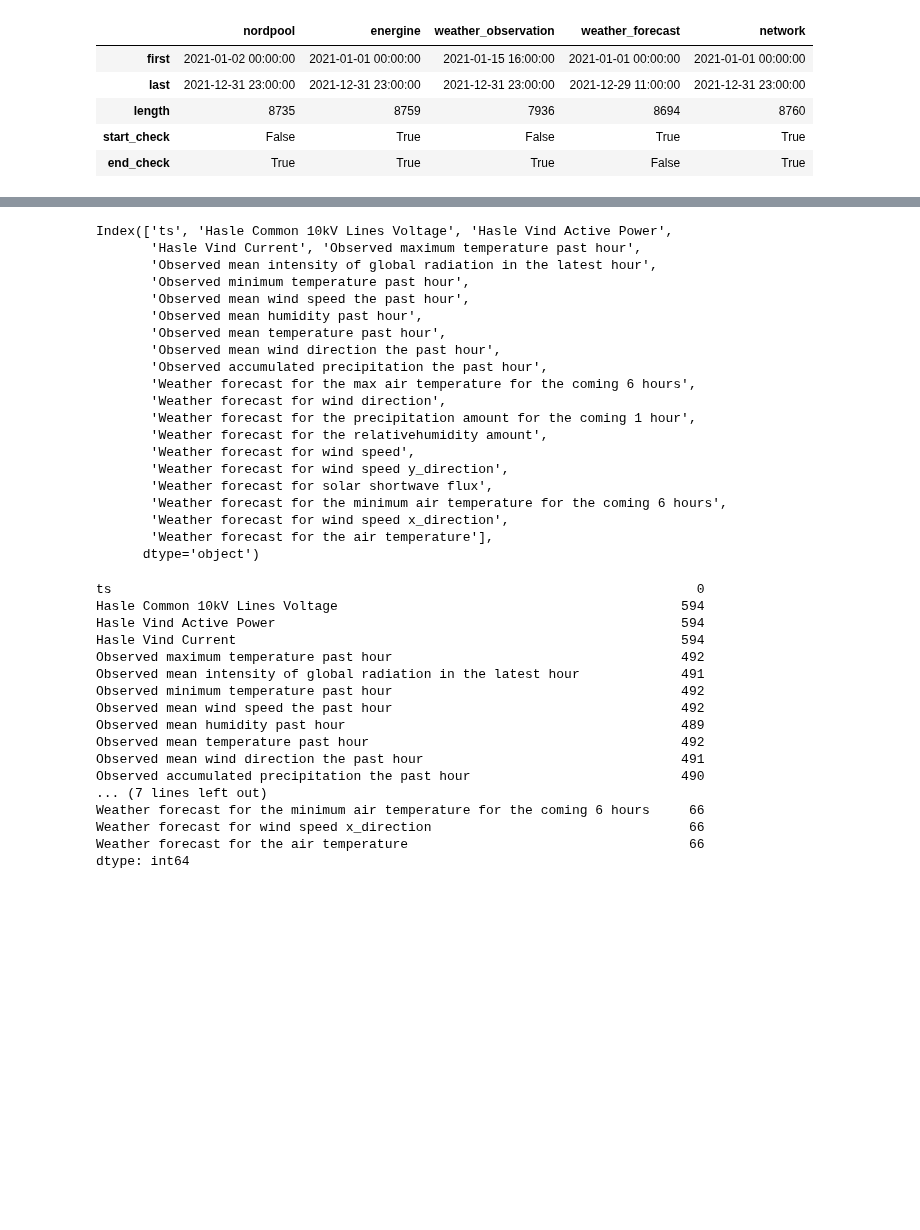
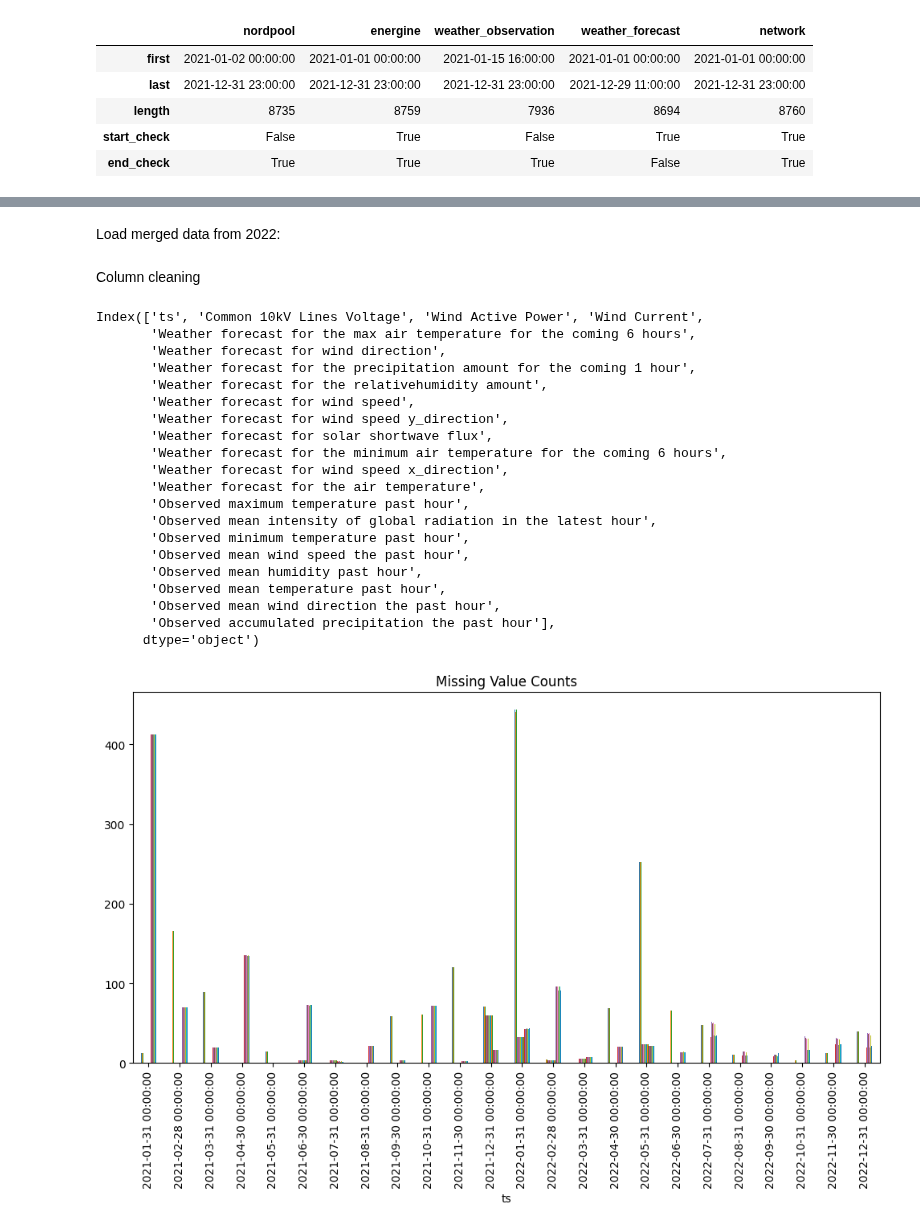
Before and after one commit to Max-f123/Machine_Learning_in_Energy_Systems, a Jupyter notebook: Test 21.ipynb, the cells around one changed output, grey strips where cells are left out. Cells and saved outputs as stored; diff of their text form; code cells hidden in the pictures; blank space fills up the shorter version.

```diff
--- a/Test 21.ipynb
+++ b/Test 21.ipynb
@@ -105,5 +104,17 @@ data.head()
+# %% [markdown]
+Load merged data from 2022:
+# %%
+# Load csv
+data22 = pd.read_csv('New Data/2022/Wind Data 22.csv')
+
+# Concatenate the dataframes
+data = pd.concat([data21, data22], join='inner', axis=0, ignore_index=True)
+
+# Ensure datetime format
+data['ts'] = pd.to_datetime(data['ts'])
+# %% [markdown]
+Column cleaning
 # %%
-# Column cleaning
 
 # Use regex to remove everything starting from '|'
 data.columns = data.columns.str.replace(r'\|.*', '', regex=True)
@@ -112,21 +123,15 @@ energinet.columns = energinet.columns.str.replace(r'\|.*', '', regex=True)
 
 # Use regex to remove everything starting from the word "at"
 data.columns = data.columns.str.replace(r'\sat.*', '', regex=True)
+data.columns = data.columns.str.replace(r'Hasle', '', regex=True)
+data.columns = data.columns.str.replace(r'Vind', 'Wind', regex=True)
 
 # Strip columns
 data.columns = data.columns.str.strip()
 
 data.columns
 # %% [output]
-Index(['ts', 'Hasle Common 10kV Lines Voltage', 'Hasle Vind Active Power',
-       'Hasle Vind Current', 'Observed maximum temperature past hour',
-       'Observed mean intensity of global radiation in the latest hour',
-       'Observed minimum temperature past hour',
-       'Observed mean wind speed the past hour',
-       'Observed mean humidity past hour',
-       'Observed mean temperature past hour',
-       'Observed mean wind direction the past hour',
-       'Observed accumulated precipitation the past hour',
+Index(['ts', 'Common 10kV Lines Voltage', 'Wind Active Power', 'Wind Current',
        'Weather forecast for the max air temperature for the coming 6 hours',
        'Weather forecast for wind direction',
        'Weather forecast for the precipitation amount for the coming 1 hour',
@@ -136,25 +141,28 @@ Index(['ts', 'Hasle Common 10kV Lines Voltage', 'Hasle Vind Active Power',
        'Weather forecast for solar shortwave flux',
        'Weather forecast for the minimum air temperature for the coming 6 hours',
        'Weather forecast for wind speed x_direction',
-       'Weather forecast for the air temperature'],
+       'Weather forecast for the air temperature',
+       'Observed maximum temperature past hour',
+       'Observed mean intensity of global radiation in the latest hour',
+       'Observed minimum temperature past hour',
+       'Observed mean wind speed the past hour',
+       'Observed mean humidity past hour',
+       'Observed mean temperature past hour',
+       'Observed mean wind direction the past hour',
+       'Observed accumulated precipitation the past hour'],
       dtype='object')
-# %%
-data.isnull().sum()
-# %% [output]
-ts                                                                           0
-Hasle Common 10kV Lines Voltage                                            594
-Hasle Vind Active Power                                                    594
-Hasle Vind Current                                                         594
-Observed maximum temperature past hour                                     492
-Observed mean intensity of global radiation in the latest hour             491
-Observed minimum temperature past hour                                     492
-Observed mean wind speed the past hour                                     492
-Observed mean humidity past hour                                           489
-Observed mean temperature past hour                                        492
-Observed mean wind direction the past hour                                 491
-Observed accumulated precipitation the past hour                           490
-... (7 lines left out)
-Weather forecast for the minimum air temperature for the coming 6 hours     66
-Weather forecast for wind speed x_direction                                 66
-Weather forecast for the air temperature                                    66
-dtype: int64
+# %%
+# Resample the data by periods and count missing values
+# Set ts as index
+data = data.set_index('ts')
+missing_per_day = data.isnull().resample('M').sum()
+# Reset index
+data = data.reset_index()
+
+# Plot
+missing_per_day.plot(kind='bar', figsize=(12, 6))
+plt.title("Missing Value Counts")
+plt.gca().get_legend().remove()
+plt.show()
+# %% [output]
+[figure, added]
```
Also changed, not shown: parts of 17 cells of this notebook, 3 other files.
